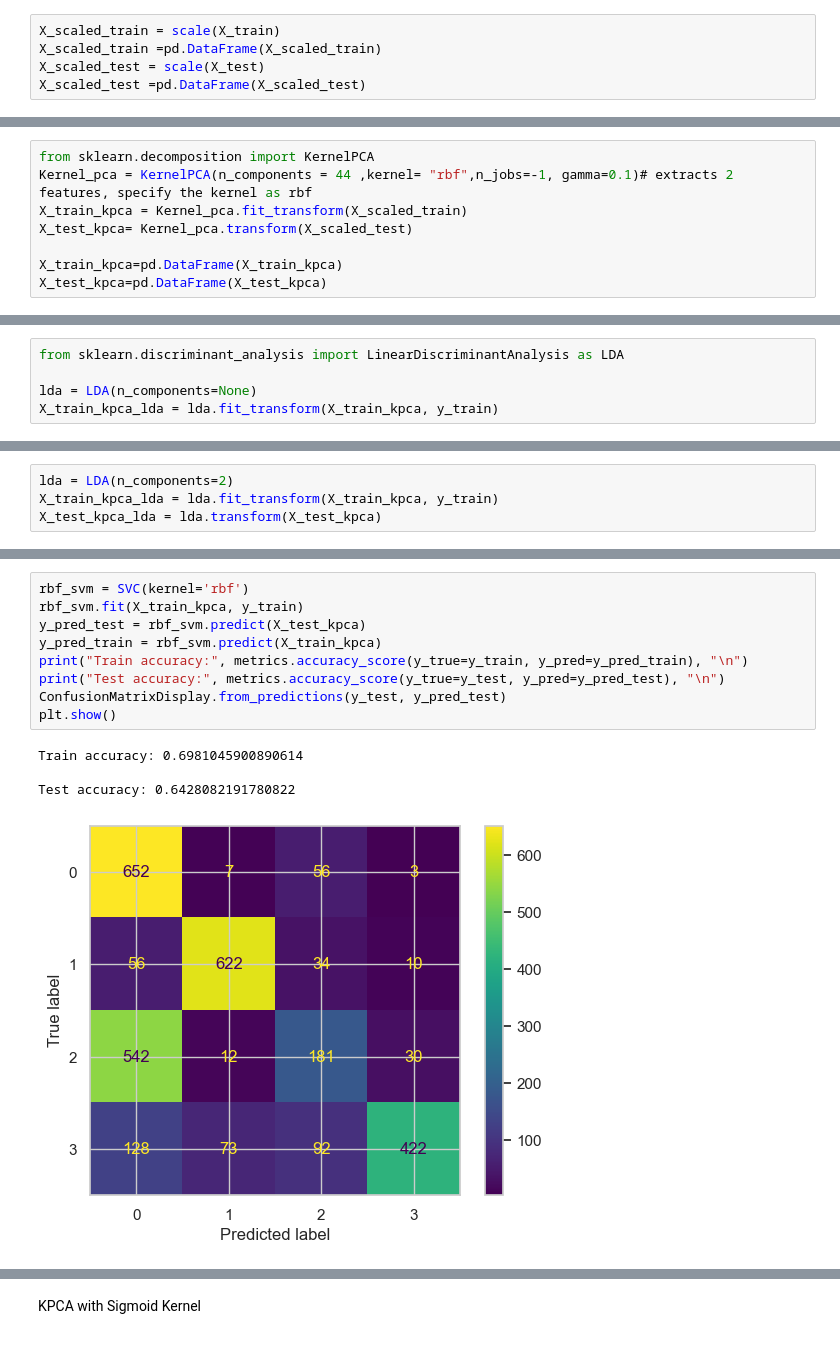
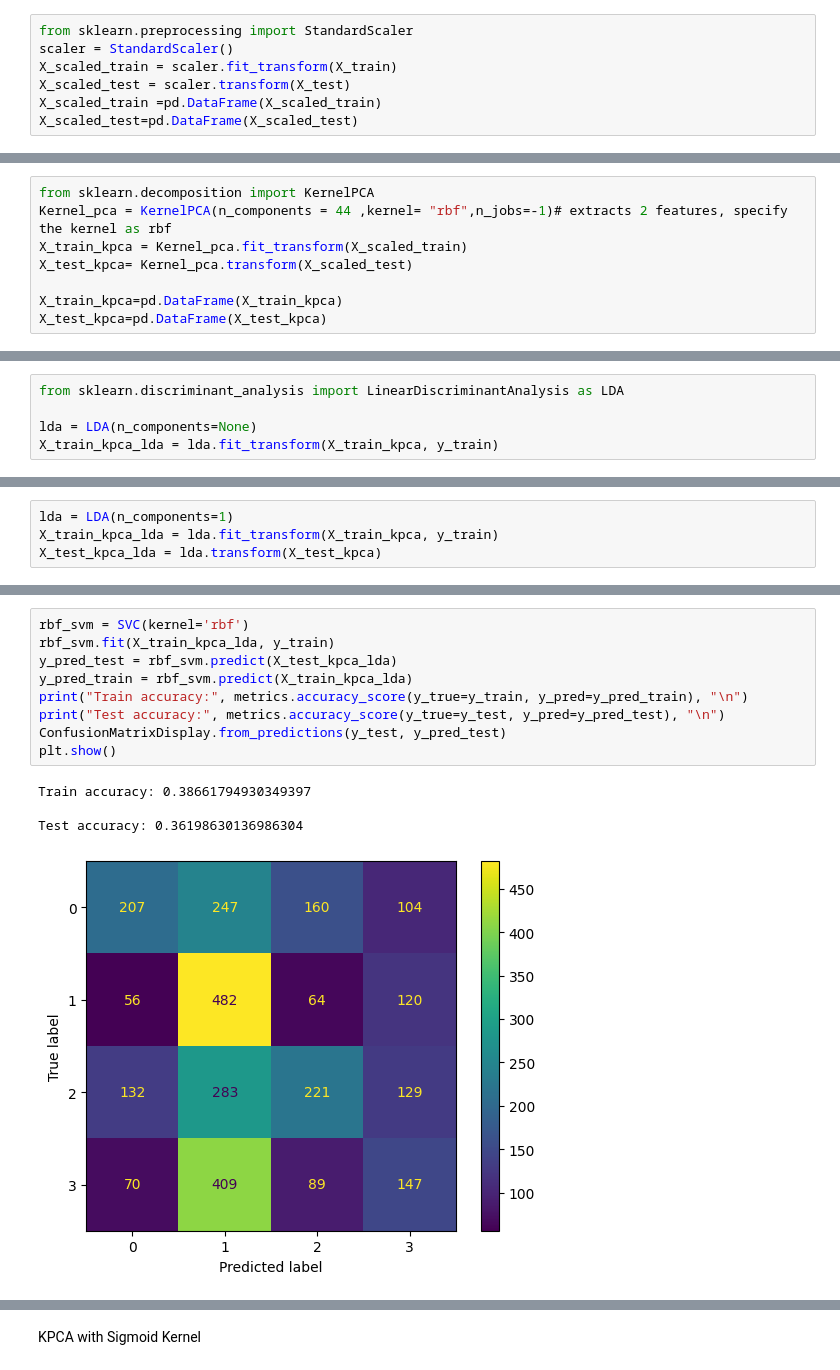
Before and after one commit to vasimak/CI-SL, a Jupyter notebook: KPCA+LDA/Dataset 2 kpca+lda.ipynb, the cells around one changed output, grey strips where cells are left out. Saved outputs shown, nothing was run; the diff lists cells and outputs as text.

```diff
--- a/KPCA+LDA/Dataset 2 kpca+lda.ipynb
+++ b/KPCA+LDA/Dataset 2 kpca+lda.ipynb
@@ -126,10 +126,12 @@ X.describe()
 # %%
 X_train, X_test, y_train, y_test = train_test_split(X,y,random_state=40)
 # %%
-X_scaled_train = scale(X_train)
+from sklearn.preprocessing import StandardScaler
+scaler = StandardScaler()
+X_scaled_train = scaler.fit_transform(X_train)
+X_scaled_test = scaler.transform(X_test)
 X_scaled_train =pd.DataFrame(X_scaled_train)
-X_scaled_test = scale(X_test)
-X_scaled_test =pd.DataFrame(X_scaled_test)
+X_scaled_test=pd.DataFrame(X_scaled_test)
 # %%
 X_scaled_test.head()
 # %% [output]
@@ -292,6 +290,6 @@ plt.show()
 # %%
 from sklearn.decomposition import KernelPCA
-Kernel_pca = KernelPCA(n_components = 44 ,kernel= "rbf",n_jobs=-1, gamma=0.1)# extracts 2 features, specify the kernel as rbf
+Kernel_pca = KernelPCA(n_components = 44 ,kernel= "rbf",n_jobs=-1)# extracts 2 features, specify the kernel as rbf
 X_train_kpca = Kernel_pca.fit_transform(X_scaled_train)
 X_test_kpca= Kernel_pca.transform(X_scaled_test)
 
@@ -421,5 +423,5 @@ print(n_components)
 # %%
-lda = LDA(n_components=2)
+lda = LDA(n_components=1)
 X_train_kpca_lda = lda.fit_transform(X_train_kpca, y_train)
 X_test_kpca_lda = lda.transform(X_test_kpca)
 # %%
@@ -439,17 +441,17 @@ Test accuracy: 0.6414383561643836
 # %%
 rbf_svm = SVC(kernel='rbf')
-rbf_svm.fit(X_train_kpca, y_train)
-y_pred_test = rbf_svm.predict(X_test_kpca)
-y_pred_train = rbf_svm.predict(X_train_kpca)
+rbf_svm.fit(X_train_kpca_lda, y_train)
+y_pred_test = rbf_svm.predict(X_test_kpca_lda)
+y_pred_train = rbf_svm.predict(X_train_kpca_lda)
 print("Train accuracy:", metrics.accuracy_score(y_true=y_train, y_pred=y_pred_train), "\n")
 print("Test accuracy:", metrics.accuracy_score(y_true=y_test, y_pred=y_pred_test), "\n")
 ConfusionMatrixDisplay.from_predictions(y_test, y_pred_test)
 plt.show()
 # %% [output]
-Train accuracy: 0.6981045900890614
+Train accuracy: 0.38661794930349397
 
-Test accuracy: 0.6428082191780822
+Test accuracy: 0.36198630136986304
-[figure, old version]
+[figure, new version]
 # %%
 param_grid = [ {
     'C' :[4,6,10,20,25],
```
Also changed, not shown: parts of 31 cells of this notebook, 6 other files.
